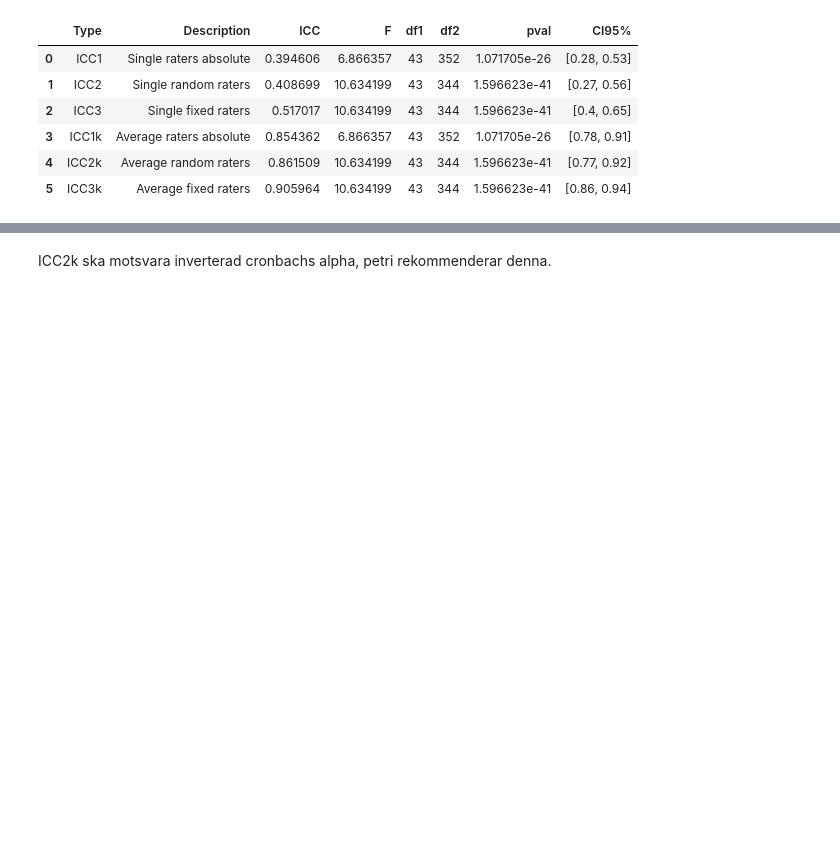
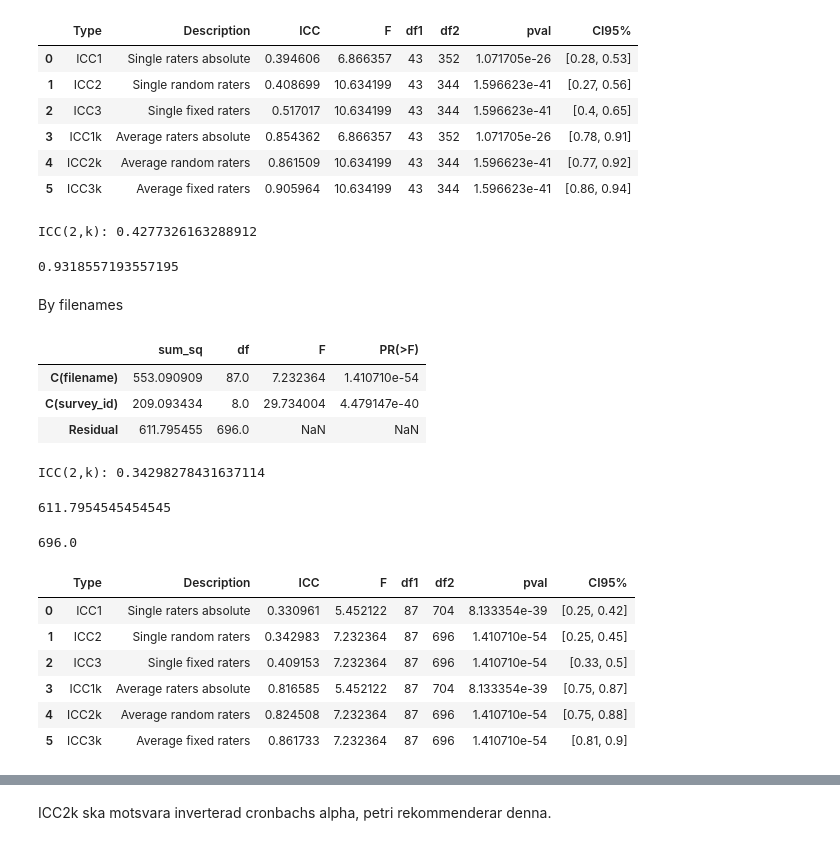
Before and after one commit to timlac/reco-response-analysis, a Jupyter notebook: appraisal/reliability_notebook.ipynb, the cells around one changed output, grey strips where cells are left out. Cells and saved outputs as stored; diff of their text form; code cells hidden in the pictures; blank space fills up the shorter version.

```diff
--- a/appraisal/reliability_notebook.ipynb
+++ b/appraisal/reliability_notebook.ipynb
@@ -201,3 +149,25 @@ results
 | 3 | ICC1k | Average raters absolute | 0.854362 | 6.866357 | 43 | 352 | 1.071705e-26 | [0.78, 0.91] |
 | 4 | ICC2k | Average random raters | 0.861509 | 10.634199 | 43 | 344 | 1.596623e-41 | [0.77, 0.92] |
 | 5 | ICC3k | Average fixed raters | 0.905964 | 10.634199 | 43 | 344 | 1.596623e-41 | [0.86, 0.94] |
+# %%
+# Extract mean squares
+MSB = anova_table['sum_sq']['C(emotion_1)'] / anova_table['df']['C(emotion_1)']  # Mean Square Between subjects (filenames)
+MSE = anova_table['sum_sq']['Residual'] / anova_table['df']['Residual']  # Mean Square Error
+MSR = anova_table['sum_sq']['C(survey_id)'] / anova_table['df']['C(survey_id)']  # Mean Square for Raters (survey_id)
+
+# Number of raters and subjects
+k = len(df['survey_id'].unique())  # number of raters
+n = len(df['emotion_1'].unique())  # number of subjects
+
+# Calculate ICC(2,k)
+ICC_2k = (MSB - MSE) / (MSB + (k - 1) * MSE + (k * (MSR - MSE) / n))
+
+print("ICC(2,k):", ICC_2k)
+# %% [output]
+ICC(2,k): 0.4277326163288912
+# %%
+MSE
+# %% [output]
+0.9318557193557195
+# %% [markdown]
+By filenames
@@ -204,2 +176,44 @@ results
+# %%
+model = ols('reply_dim_Novelty ~ C(filename) + C(survey_id)', data=df).fit()
+anova_table = sm.stats.anova_lm(model, typ=2)
+anova_table
+# %% [output]
+|  | sum_sq | df | F | PR(>F) |
+| C(filename) | 553.090909 | 87.0 | 7.232364 | 1.410710e-54 |
+| C(survey_id) | 209.093434 | 8.0 | 29.734004 | 4.479147e-40 |
+| Residual | 611.795455 | 696.0 | NaN | NaN |
+# %%
+# Extract mean squares
+MSB = anova_table['sum_sq']['C(filename)'] / anova_table['df']['C(filename)']  # Mean Square Between subjects (filenames)
+MSE = anova_table['sum_sq']['Residual'] / anova_table['df']['Residual']  # Mean Square Error
+MSR = anova_table['sum_sq']['C(survey_id)'] / anova_table['df']['C(survey_id)']  # Mean Square for Raters (survey_id)
+
+# Number of raters and subjects
+k = len(df['survey_id'].unique())  # number of raters
+n = len(df['filename'].unique())  # number of subjects
+
+# Calculate ICC(2,k)
+ICC_2k = (MSB - MSE) / (MSB + (k - 1) * MSE + (k * (MSR - MSE) / n))
+
+print("ICC(2,k):", ICC_2k)
+# %% [output]
+ICC(2,k): 0.34298278431637114
+# %%
+anova_table['sum_sq']['Residual']
+# %% [output]
+611.7954545454545
+# %%
+anova_table['df']['Residual']
+# %% [output]
+696.0
 # %%
 results = pg.intraclass_corr(data=df, targets='filename', raters='survey_id', ratings='reply_dim_Novelty')
+results
+# %% [output]
+|  | Type | Description | ICC | F | df1 | df2 | pval | CI95% |
+| 0 | ICC1 | Single raters absolute | 0.330961 | 5.452122 | 87 | 704 | 8.133354e-39 | [0.25, 0.42] |
+| 1 | ICC2 | Single random raters | 0.342983 | 7.232364 | 87 | 696 | 1.410710e-54 | [0.25, 0.45] |
+| 2 | ICC3 | Single fixed raters | 0.409153 | 7.232364 | 87 | 696 | 1.410710e-54 | [0.33, 0.5] |
+| 3 | ICC1k | Average raters absolute | 0.816585 | 5.452122 | 87 | 704 | 8.133354e-39 | [0.75, 0.87] |
+| 4 | ICC2k | Average random raters | 0.824508 | 7.232364 | 87 | 696 | 1.410710e-54 | [0.75, 0.88] |
+| 5 | ICC3k | Average fixed raters | 0.861733 | 7.232364 | 87 | 696 | 1.410710e-54 | [0.81, 0.9] |
```
Also changed, not shown: parts of 31 cells of this notebook, 6 other files.
